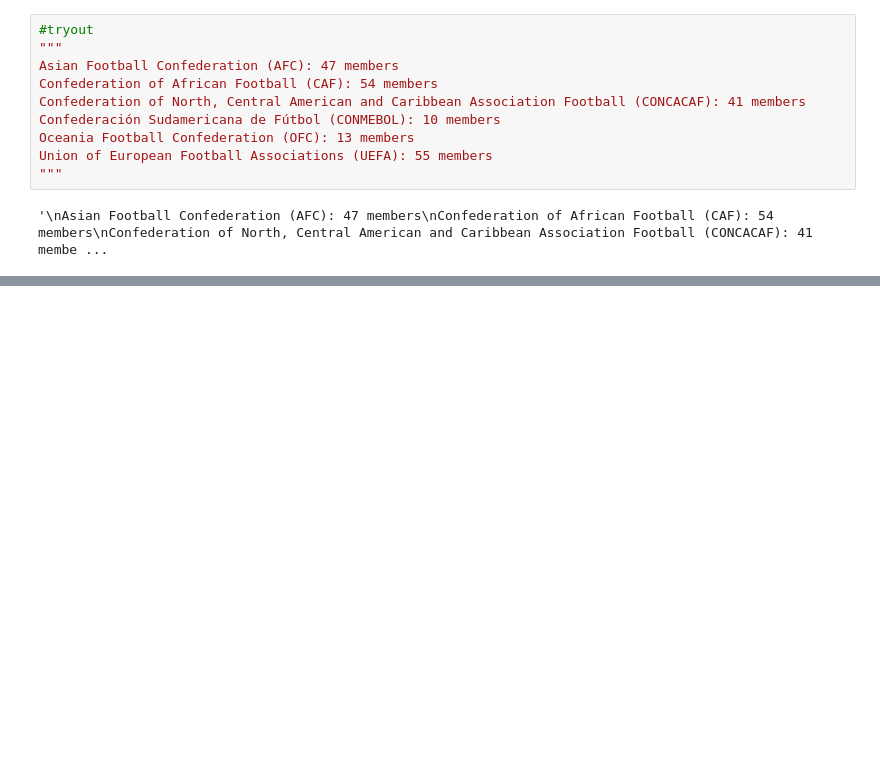
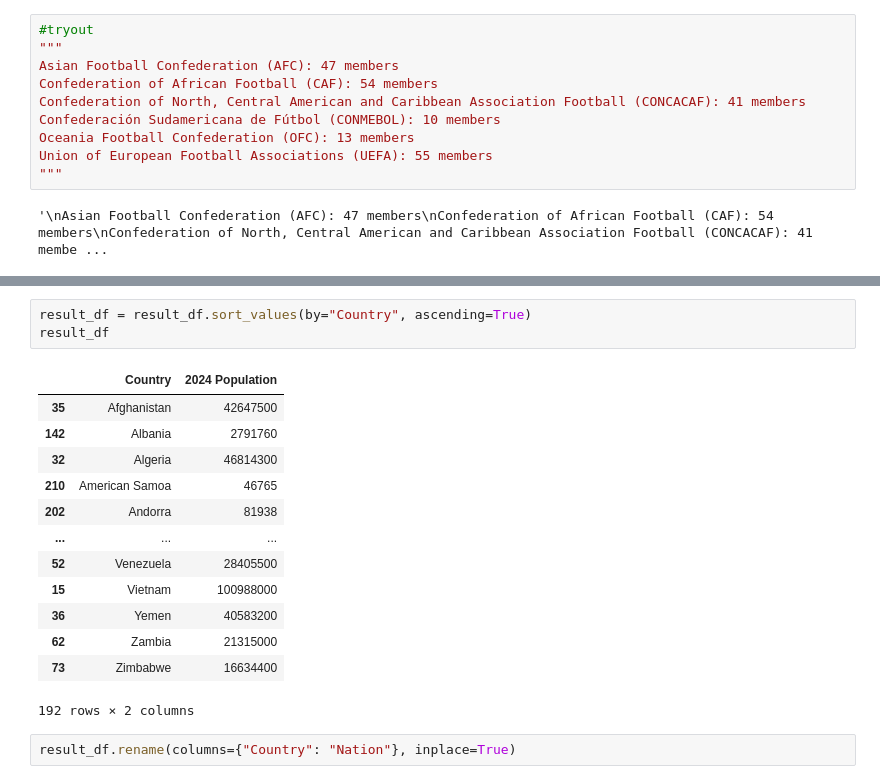
Before and after one commit to ahmad2025-ai/Project_1, a Jupyter notebook: Main.ipynb, the cells around one changed output, grey strips where cells are left out. Drawn from its saved outputs; the diff is of its cells as text; blank space fills up the shorter version.

```diff
--- a/Main.ipynb
+++ b/Main.ipynb
@@ -584,0 +416,19 @@ print(FIFA)
+# %%
+result_df = result_df.sort_values(by="Country", ascending=True)
+result_df
+# %% [output]
+|  | Country | 2024 Population |
+| 35 | Afghanistan | 42647500 |
+| 142 | Albania | 2791760 |
+| 32 | Algeria | 46814300 |
+| 210 | American Samoa | 46765 |
+| 202 | Andorra | 81938 |
+| ... | ... | ... |
+| 52 | Venezuela | 28405500 |
+| 15 | Vietnam | 100988000 |
+| 36 | Yemen | 40583200 |
+| 62 | Zambia | 21315000 |
+| 73 | Zimbabwe | 16634400 |
+192 rows × 2 columns
+# %%
+result_df.rename(columns={"Country": "Nation"}, inplace=True)
```
Also changed, not shown: parts of 42 cells of this notebook, 2 other files.
